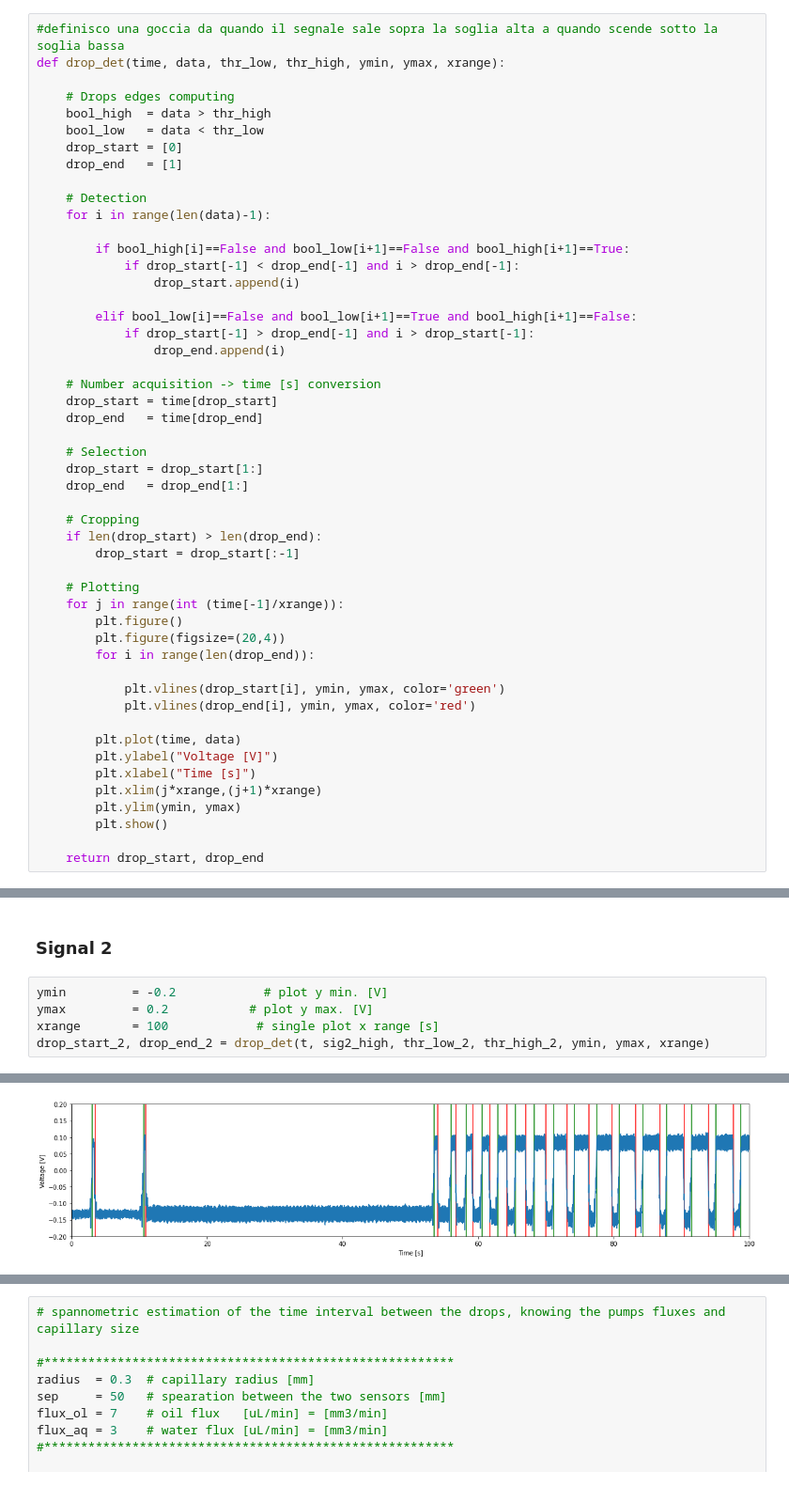
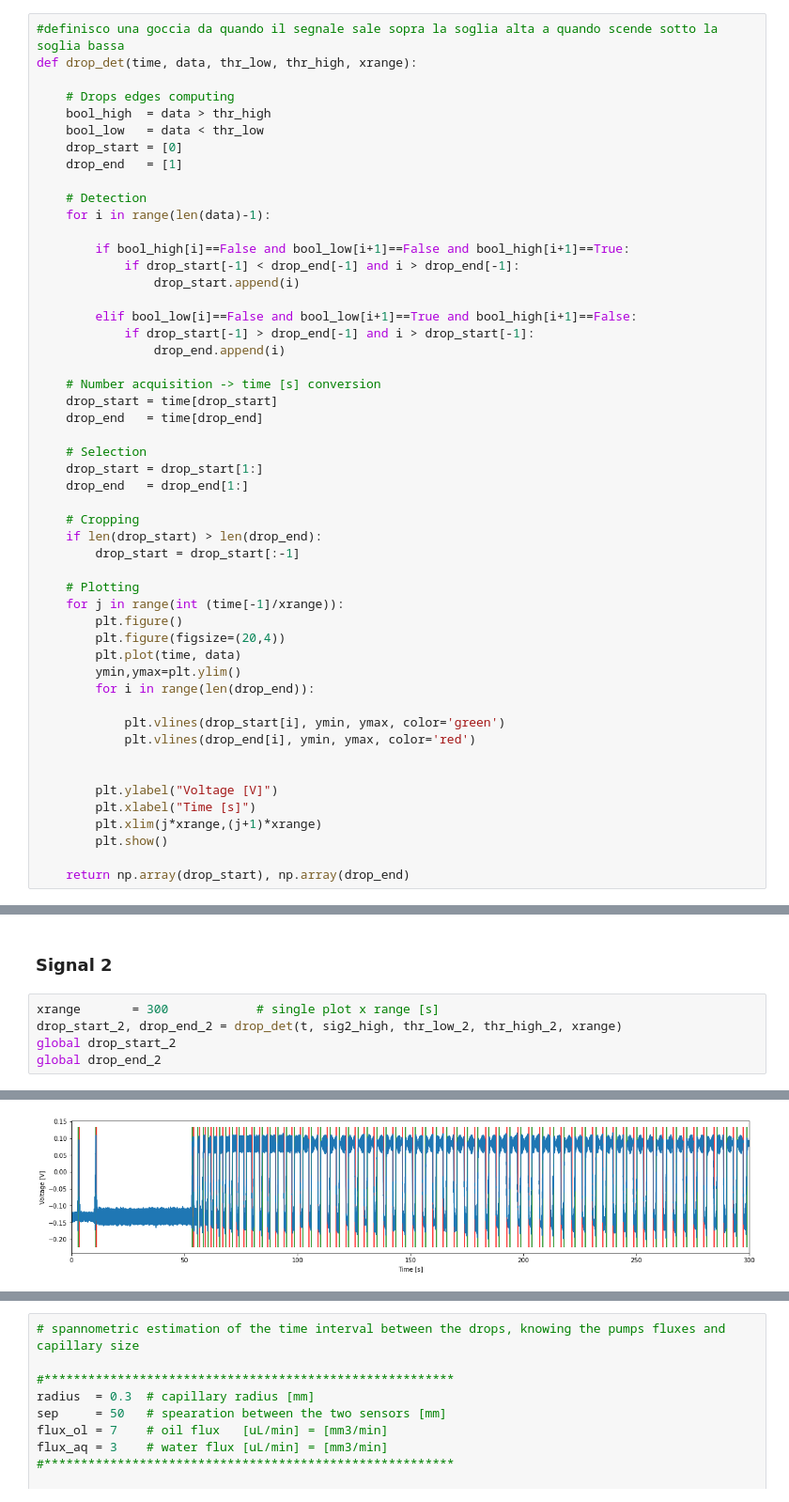
Before and after one commit to AlessandroLovo/T-junction, a Jupyter notebook: T-data/testing/Dropsinator_Rev2.1.ipynb, the cells around one changed output, grey strips where cells are left out. Shown at 94% size. Cells and saved outputs as stored; diff of their text form.

```diff
--- a/T-data/testing/Dropsinator_Rev2.1.ipynb
+++ b/T-data/testing/Dropsinator_Rev2.1.ipynb
@@ -259,7 +262,7 @@ thr_high =  0.05833418033544178         [V]
 ## Drops detection
 # %%
 #definisco una goccia da quando il segnale sale sopra la soglia alta a quando scende sotto la soglia bassa
-def drop_det(time, data, thr_low, thr_high, ymin, ymax, xrange):
+def drop_det(time, data, thr_low, thr_high, xrange):
 
     # Drops edges computing
     bool_high  = data > thr_high
@@ -294,18 +297,19 @@ def drop_det(time, data, thr_low, thr_high, ymin, ymax, xrange):
     for j in range(int (time[-1]/xrange)):
         plt.figure()
         plt.figure(figsize=(20,4))
+        plt.plot(time, data)
+        ymin,ymax=plt.ylim()
         for i in range(len(drop_end)):
 
             plt.vlines(drop_start[i], ymin, ymax, color='green')
             plt.vlines(drop_end[i], ymin, ymax, color='red')
 
-        plt.plot(time, data)
+
         plt.ylabel("Voltage [V]")
         plt.xlabel("Time [s]")
         plt.xlim(j*xrange,(j+1)*xrange)
-        plt.ylim(ymin, ymax)
         plt.show()
 
-    return drop_start, drop_end
+    return np.array(drop_start), np.array(drop_end)
 # %% [markdown]
 ### Signal 1
@@ -337,11 +334,11 @@ drop_start_1, drop_end_1 = drop_det(t, sig1_high, thr_low_1, thr_high_1, ymin, y
 # %% [markdown]
 ### Signal 2
 # %%
-ymin         = -0.2            # plot y min. [V]
-ymax         = 0.2           # plot y max. [V]
-xrange       = 100            # single plot x range [s]
-drop_start_2, drop_end_2 = drop_det(t, sig2_high, thr_low_2, thr_high_2, ymin, ymax, xrange)
+xrange       = 300            # single plot x range [s]
+drop_start_2, drop_end_2 = drop_det(t, sig2_high, thr_low_2, thr_high_2, xrange)
+global drop_start_2
+global drop_end_2
 # %% [output]
 <Figure size 432x288 with 0 Axes>
-[figure, old version]
+[figure, new version]
 <Figure size 432x288 with 0 Axes>
```
Also changed, not shown: parts of 42 cells of this notebook, 1 other file.
